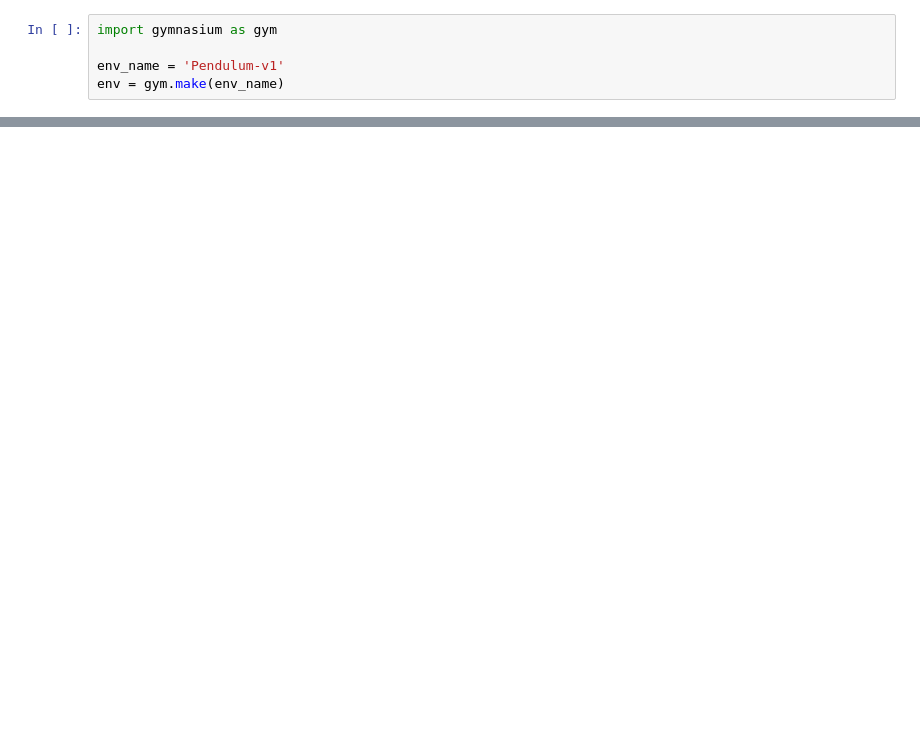
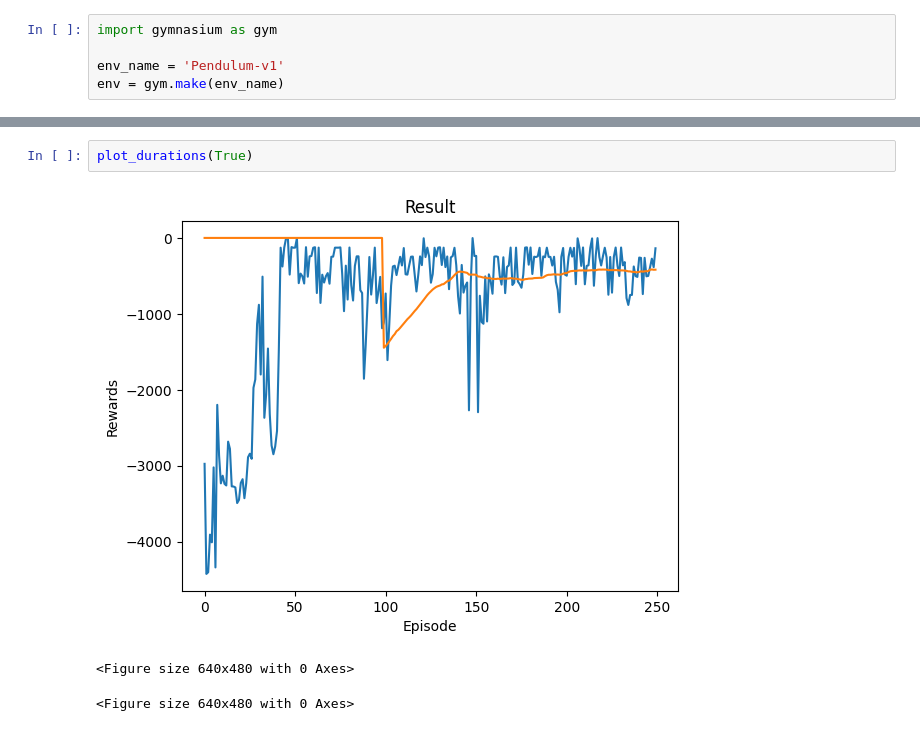
Before and after one commit to kiddos/notes, a Jupyter notebook: RL/actor_critic2.ipynb, the cells around one changed output, grey strips where cells are left out. Cells and saved outputs as stored; diff of their text form; blank space fills up the shorter version.

```diff
--- a/RL/actor_critic2.ipynb
+++ b/RL/actor_critic2.ipynb
@@ -237,3 +238,9 @@ def run():
 run()
 # %% [output]
 <Figure size 640x480 with 0 Axes>
+# %%
+plot_durations(True)
+# %% [output]
+[figure, added]
+<Figure size 640x480 with 0 Axes>
+<Figure size 640x480 with 0 Axes>
```
Also changed, not shown: parts of 9 cells of this notebook, 2 other files.
